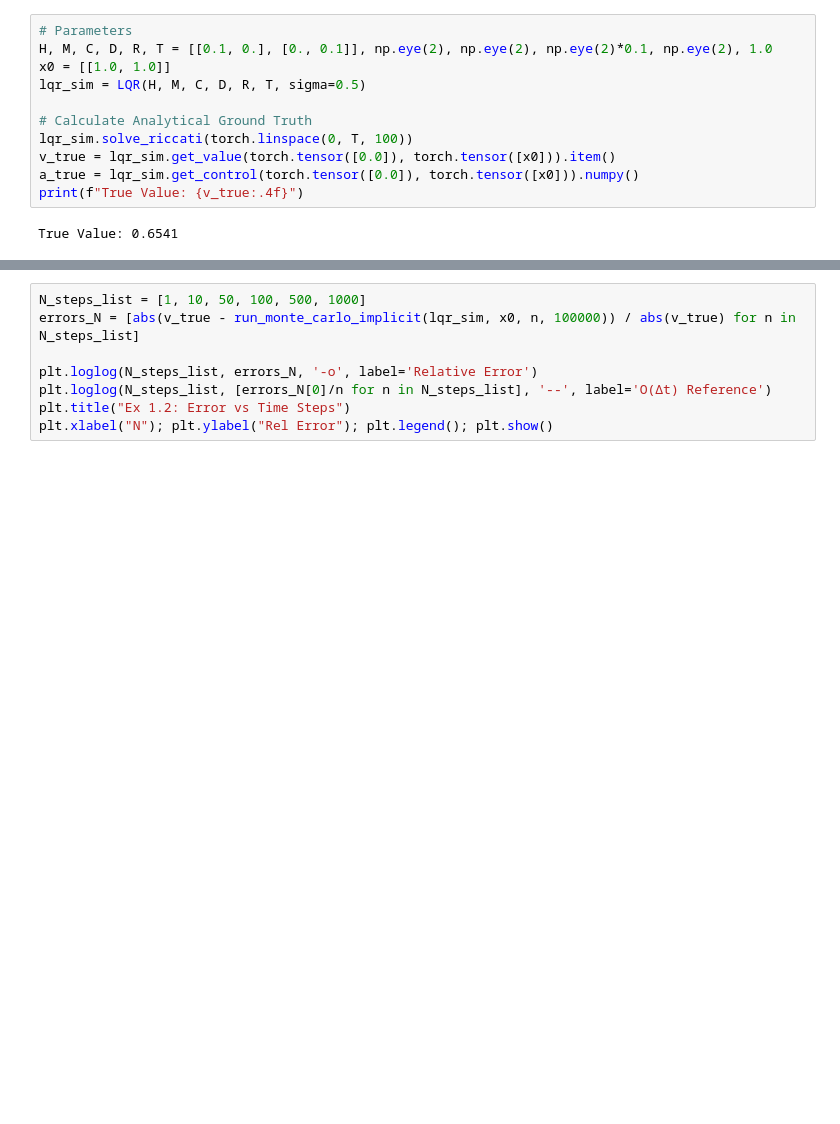
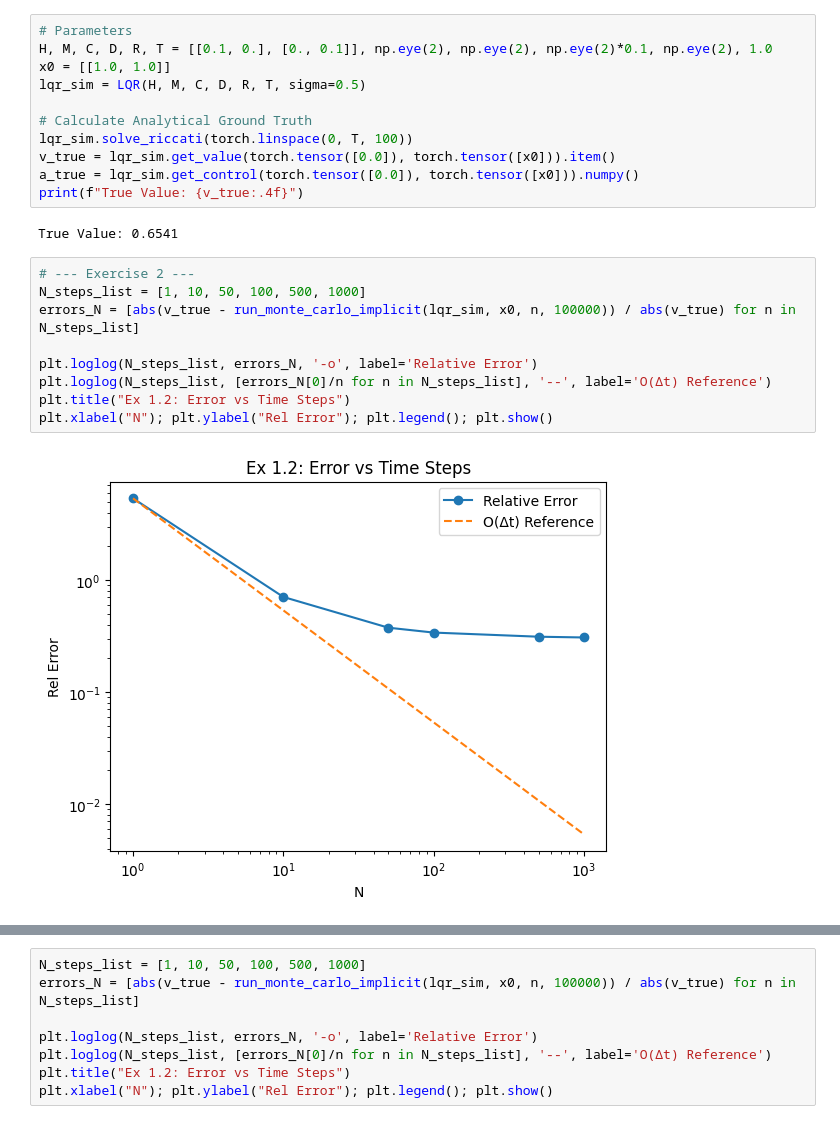
Before and after one commit to Conorgrant45/Stochastic-Control-Dynamic-Asset-Allocation, a Jupyter notebook: Assignment.ipynb, the cells around one changed output, grey strips where cells are left out. Saved outputs shown, nothing was run; the diff lists cells and outputs as text; blank space fills up the shorter version.

```diff
--- a/Assignment.ipynb
+++ b/Assignment.ipynb
@@ -25,3 +25,14 @@ a_true = lqr_sim.get_control(torch.tensor([0.0]), torch.tensor([x0])).numpy()
 print(f"True Value: {v_true:.4f}")
 # %% [output]
 True Value: 0.6541
+# %%
+# --- Exercise 2 ---
+N_steps_list = [1, 10, 50, 100, 500, 1000]
+errors_N = [abs(v_true - run_monte_carlo_implicit(lqr_sim, x0, n, 100000)) / abs(v_true) for n in N_steps_list]
+
+plt.loglog(N_steps_list, errors_N, '-o', label='Relative Error')
+plt.loglog(N_steps_list, [errors_N[0]/n for n in N_steps_list], '--', label='O(Δt) Reference')
+plt.title("Ex 1.2: Error vs Time Steps")
+plt.xlabel("N"); plt.ylabel("Rel Error"); plt.legend(); plt.show()
+# %% [output]
+[figure, added]
```
Also changed, not shown: parts of 4 cells of this notebook, 1 other file.
